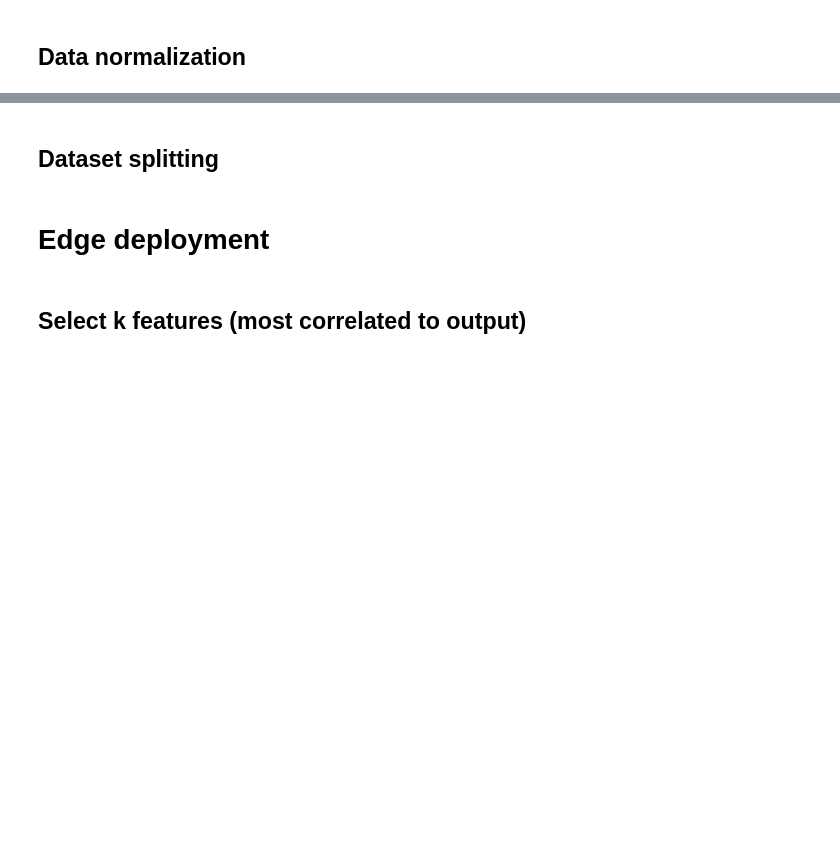
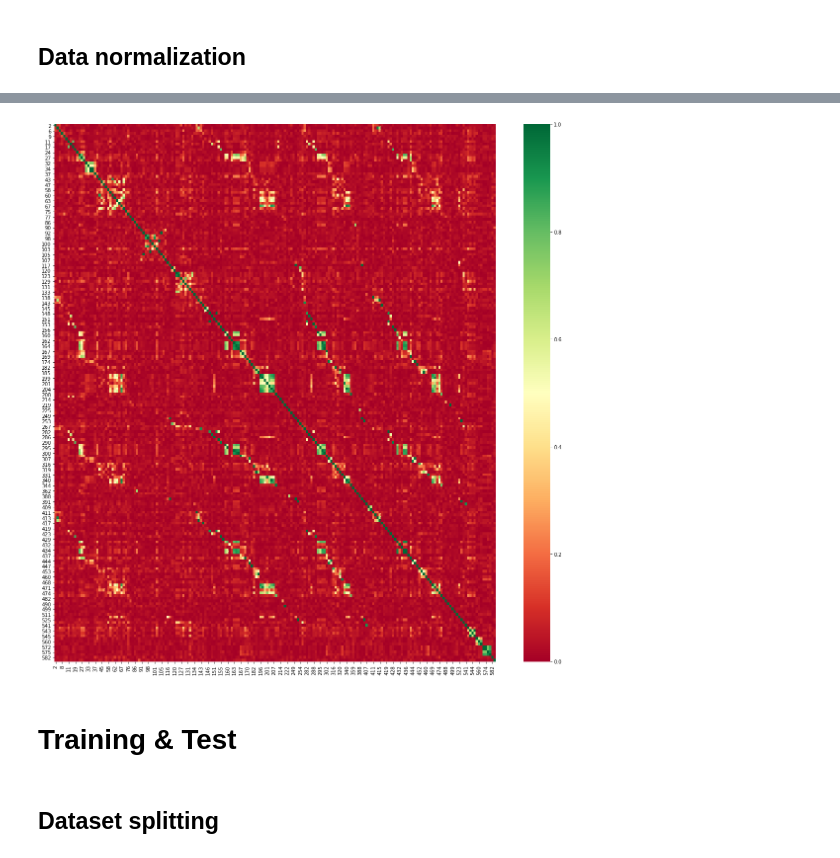
Before and after one commit to dzakybd/edge-ai, a Jupyter notebook: edge_ai.ipynb, the cells around one changed output, grey strips where cells are left out. Saved outputs shown, nothing was run; the diff lists cells and outputs as text; code cells hidden in the pictures; blank space fills up the shorter version.

```diff
--- a/edge_ai.ipynb
+++ b/edge_ai.ipynb
@@ -155,3 +332,12 @@ data.head()
+# %%
+#plot heat map
+plt.figure(figsize=(20,20))
+# tick labelnya lompat2 biar muat
+g=sns.heatmap(sel_feat_to_feat_corr, vmin=0, vmax=1,cmap="RdYlGn")
+# %% [output]
+[figure, added]
+# %% [markdown]
+# Training & Test
 # %% [markdown]
 ## Dataset splitting
 # %%
@@ -187,4 +361,0 @@ y_test.to_pickle('shared/y_test.pkl')
-# %% [markdown]
-# Edge deployment
-# %% [markdown]
-## Select k features (most correlated to output)
```
Also changed, not shown: parts of 53 cells of this notebook, 23 other files.
